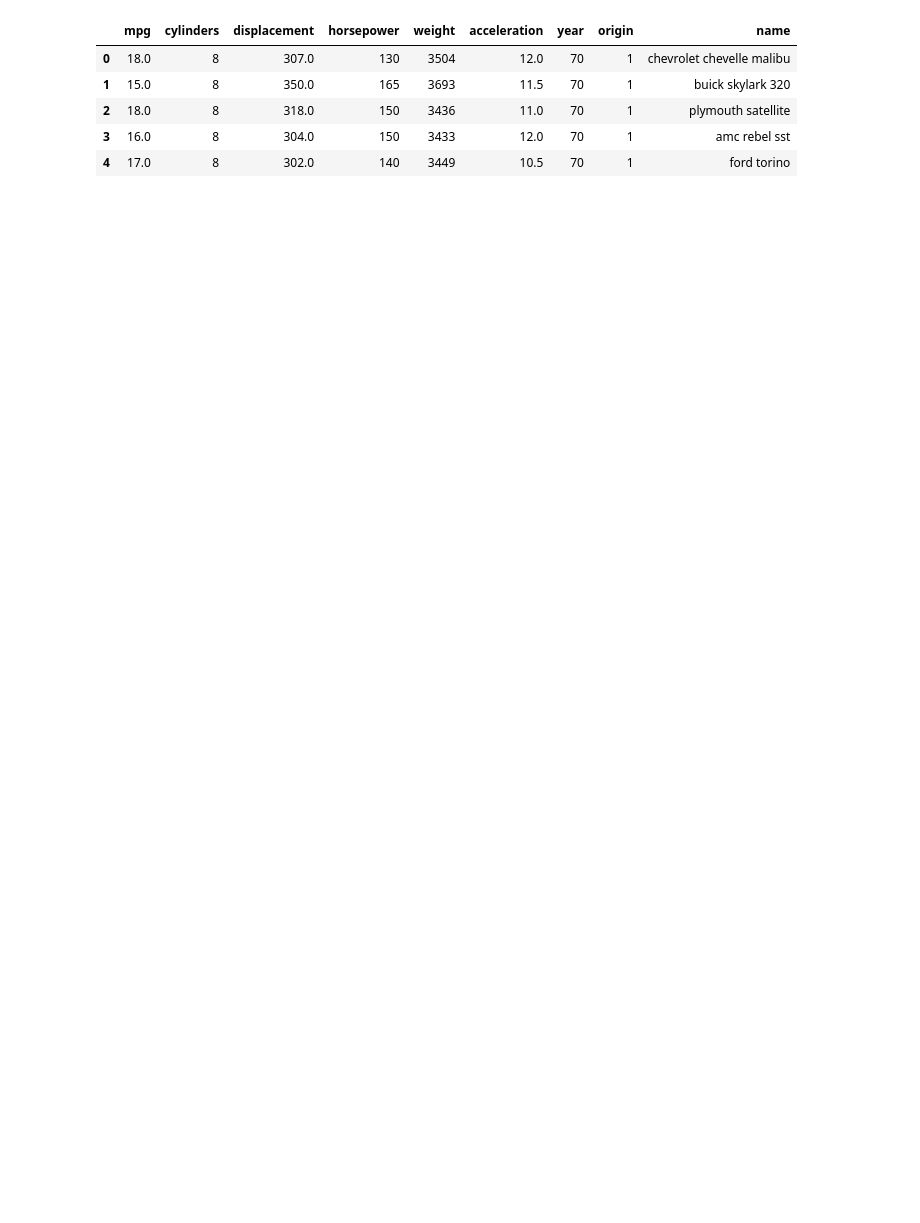
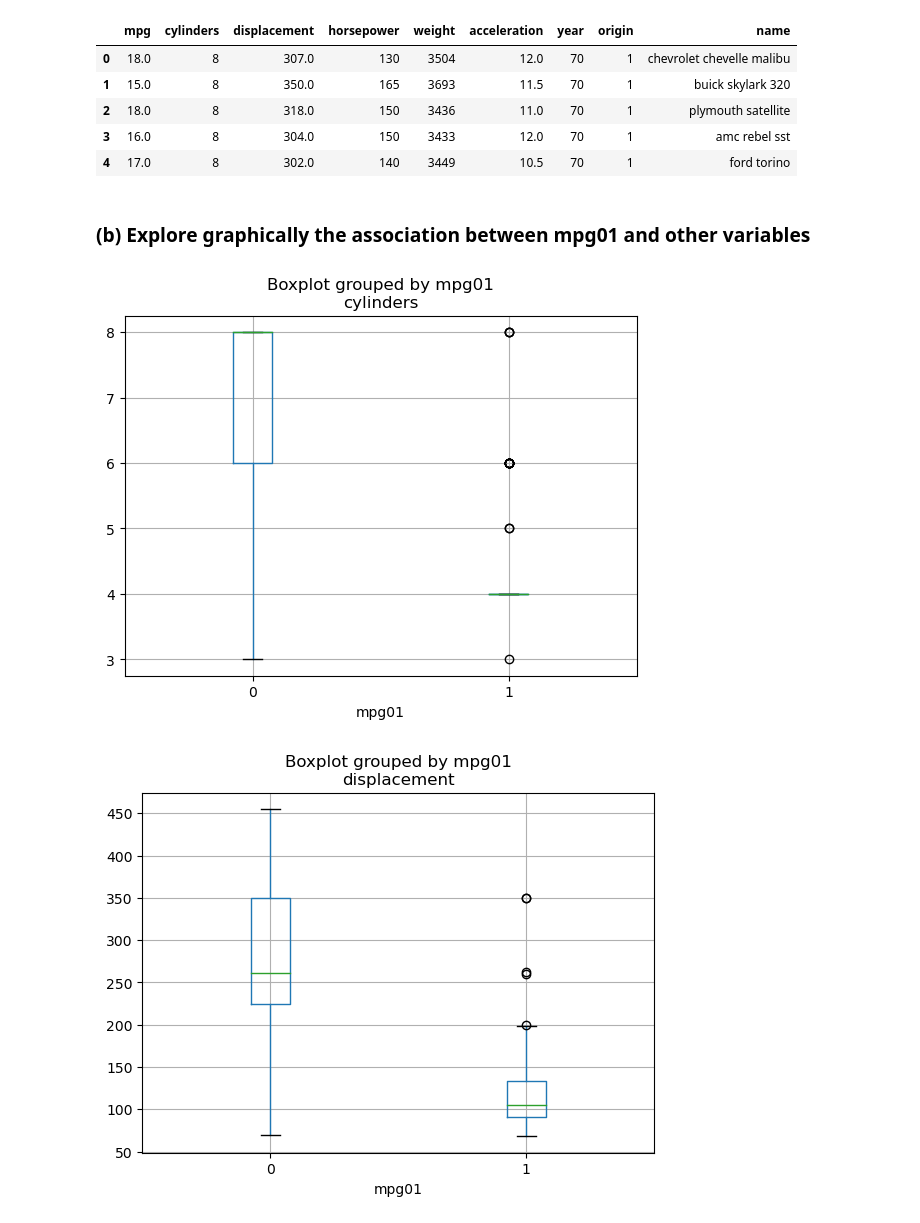
Before and after one commit to carmancater/an-introduction-to-statistical-learning-with-applications-in-python, a Jupyter notebook: Chapter 04 - Classification/Ch 4 Ex 14.ipynb, the cells around one changed output. Cells and saved outputs as stored; diff of their text form; code cells hidden in the pictures; blank space fills up the shorter version.

```diff
--- a/Chapter 04 - Classification/Ch 4 Ex 14.ipynb
+++ b/Chapter 04 - Classification/Ch 4 Ex 14.ipynb
@@ -22,3 +27,15 @@ Auto.head()
 | 2 | 18.0 | 8 | 318.0 | 150 | 3436 | 11.0 | 70 | 1 | plymouth satellite |
 | 3 | 16.0 | 8 | 304.0 | 150 | 3433 | 12.0 | 70 | 1 | amc rebel sst |
 | 4 | 17.0 | 8 | 302.0 | 140 | 3449 | 10.5 | 70 | 1 | ford torino |
+# %%
+mpg01 = [int(b) for b in Auto['mpg'] > Auto['mpg'].median()]
+# %%
+Auto['mpg01'] = mpg01
+# %% [markdown]
+### (b) Explore graphically the association between mpg01 and other variables
+# %%
+for var in Auto.columns.drop(['mpg', 'mpg01', 'name']):
+    Auto.boxplot(by='mpg01', column=[var])
+# %% [output]
+[figure, added]
+[figure, added]
```
Also changed, not shown: parts of 3 cells of this notebook.
